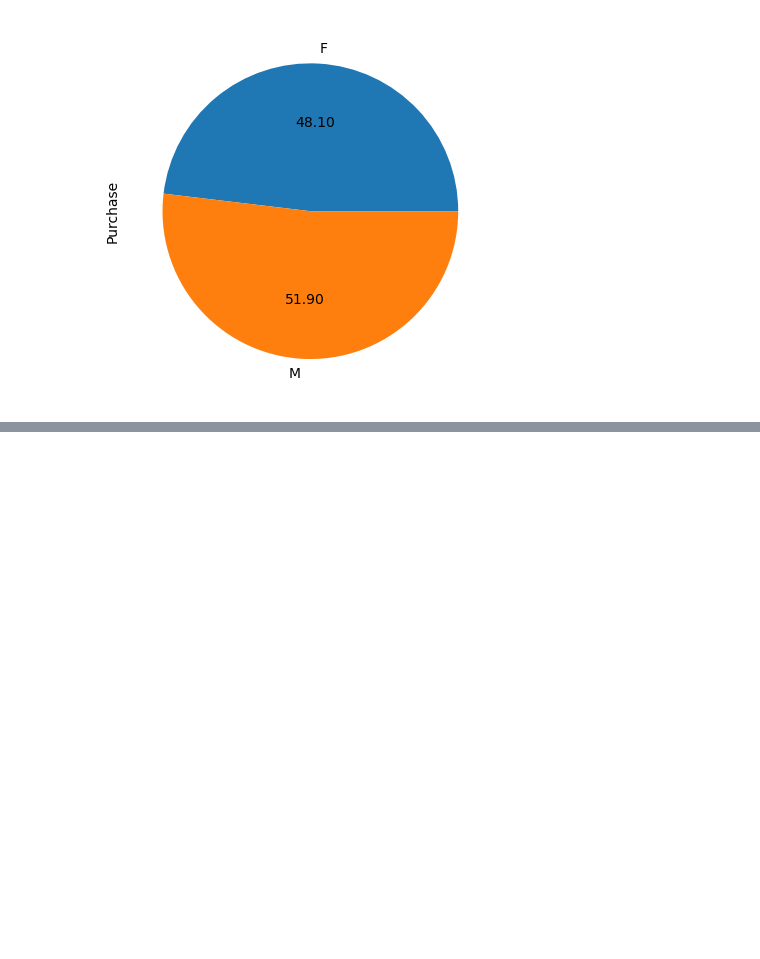
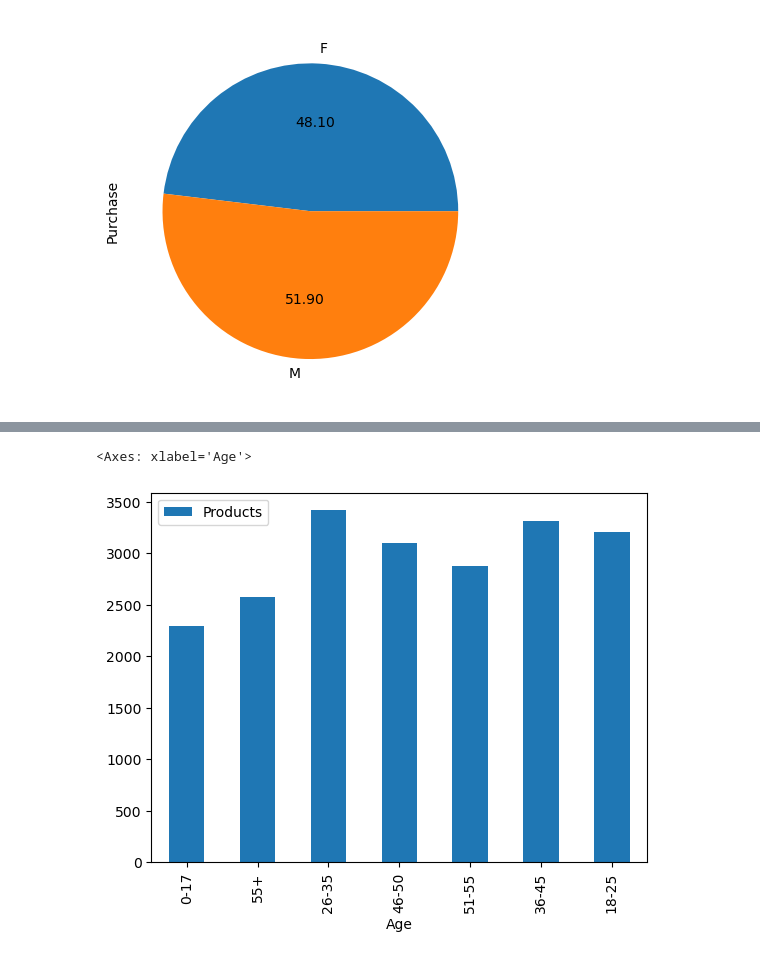
Before and after one commit to harika16-mangu/Black_Friday_Sales_DataAnalysis, a Jupyter notebook: Untitled.ipynb, the cells around one changed output, grey strips where cells are left out. Drawn from its saved outputs; the diff is of its cells as text; code cells hidden in the pictures; blank space fills up the shorter version.

```diff
--- a/Untitled.ipynb
+++ b/Untitled.ipynb
@@ -198,0 +204,3 @@ bf.groupby('Gender')['Purchase'].mean().plot(kind='pie',autopct="%.2f")
+# %%
+for i in bf['Age'].unique():
+    print(i)
@@ -198,0 +215,4 @@ bf.groupby('Gender')['Purchase'].mean().plot(kind='pie',autopct="%.2f")
+# %%
+#number of products available in different age group
+for i in bf['Age'].unique():
+    print(i,":",len(bf[bf['Age']==i]))
@@ -198,0 +227,7 @@ bf.groupby('Gender')['Purchase'].mean().plot(kind='pie',autopct="%.2f")
+# %%
+lst=[]
+for i in bf['Age'].unique():
+    lst.append([i,bf[bf['Age']==i]['Product_ID'].nunique()])
+lst
+data=pd.DataFrame(lst,columns=['Age','Products'])
+data
@@ -198,0 +243,6 @@ bf.groupby('Gender')['Purchase'].mean().plot(kind='pie',autopct="%.2f")
+# %%
+#plotting the graph to identify number of unique products available for different age groups
+data.plot(kind='bar',x='Age')
+# %% [output]
+<Axes: xlabel='Age'>
+[figure, added]
```
Also changed, not shown: parts of 27 cells of this notebook.
